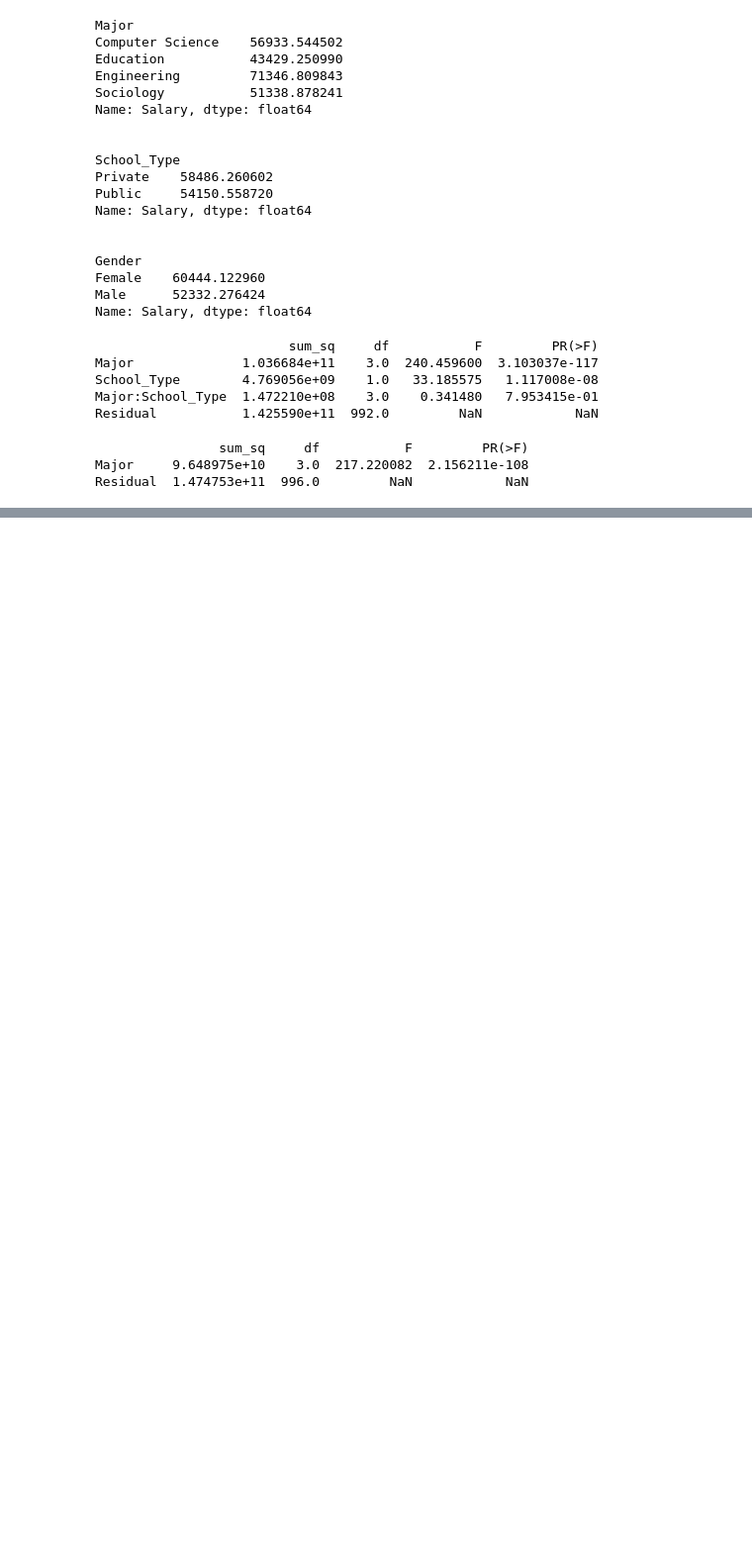
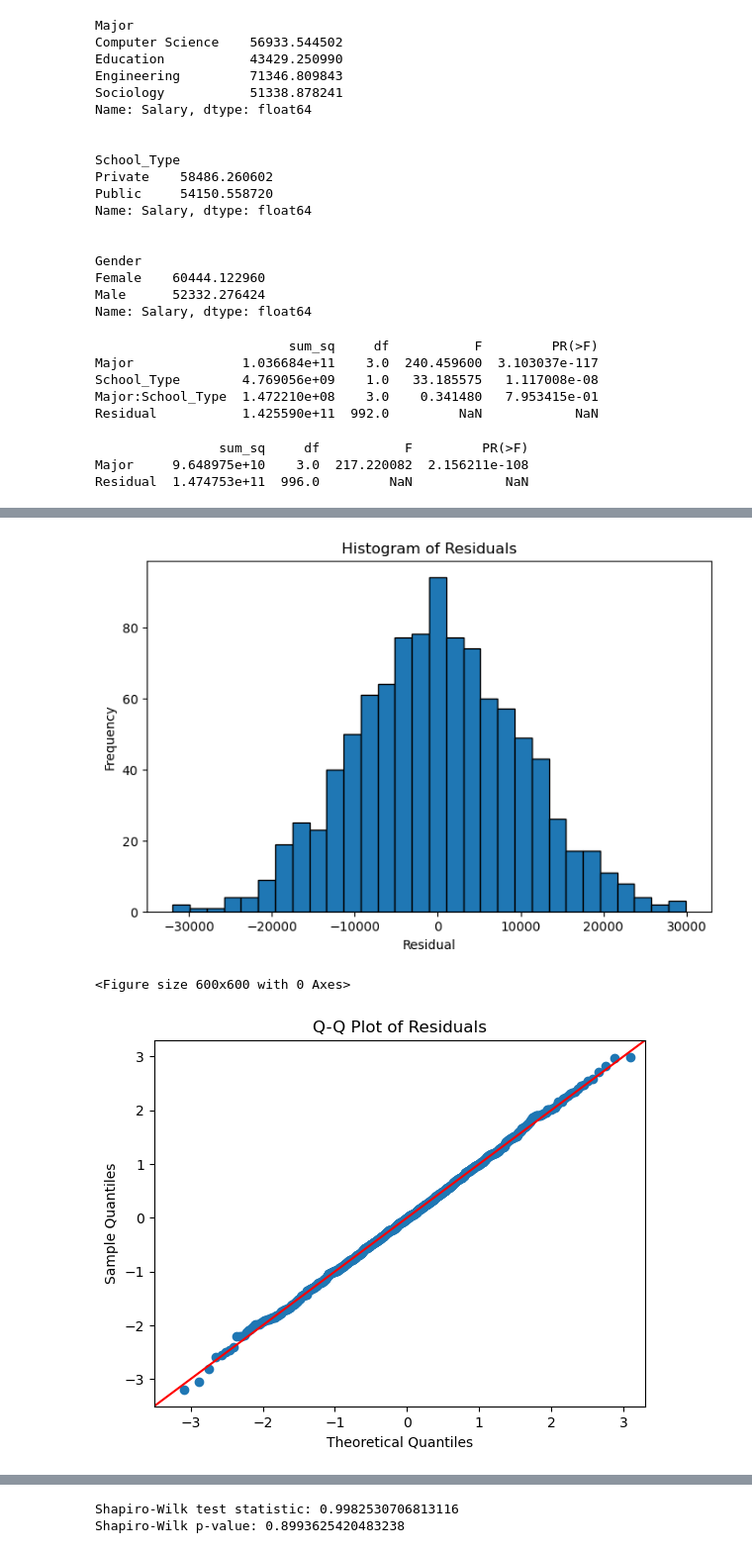
Before and after one commit to rjwrobel86/applied-business-statistics, a Jupyter notebook: notebooks/hypothesis-testing/ANOVA.ipynb, the cells around one changed output, grey strips where cells are left out. Shown at 99% size. Cells and saved outputs as stored; diff of their text form; code cells hidden in the pictures; blank space fills up the shorter version.

```diff
--- a/notebooks/hypothesis-testing/ANOVA.ipynb
+++ b/notebooks/hypothesis-testing/ANOVA.ipynb
@@ -376,0 +333,39 @@ Residual  1.474753e+11  996.0         NaN            NaN
+# %%
+#Residual analysis for one-way ANOVA
+
+model = ols('Salary ~ C(Major)', data=df).fit()
+
+residuals = model.resid
+fitted = model.fittedvalues
+
+#Histogram of residuals
+plt.figure(figsize=(8,5))
+plt.hist(residuals, bins=30, edgecolor='black')
+plt.title("Histogram of Residuals")
+plt.xlabel("Residual")
+plt.ylabel("Frequency")
+plt.show()
+
+#Q-Q plot
+plt.figure(figsize=(6,6))
+sm.qqplot(residuals, line='45', fit=True)
+plt.title("Q-Q Plot of Residuals")
+plt.show()
+
+#Residuals vs fitted
+plt.figure(figsize=(8,5))
+plt.scatter(fitted, residuals, alpha=0.6)
+plt.axhline(0, linestyle='--')
+plt.title("Residuals vs Fitted")
+plt.xlabel("Fitted Values")
+plt.ylabel("Residuals")
+plt.show()
+
+#Shapiro-Wilk test
+stat, p = shapiro(residuals.sample(min(len(residuals), 500), random_state=1663))
+print("Shapiro-Wilk test statistic:", stat)
+print("Shapiro-Wilk p-value:", p)
+# %% [output]
+[figure, added]
+<Figure size 600x600 with 0 Axes>
+[figure, added]
@@ -376,0 +373,2 @@ Residual  1.474753e+11  996.0         NaN            NaN
+Shapiro-Wilk test statistic: 0.9982530706813116
+Shapiro-Wilk p-value: 0.8993625420483238
```
Also changed, not shown: parts of 20 cells of this notebook, 3 other files.
